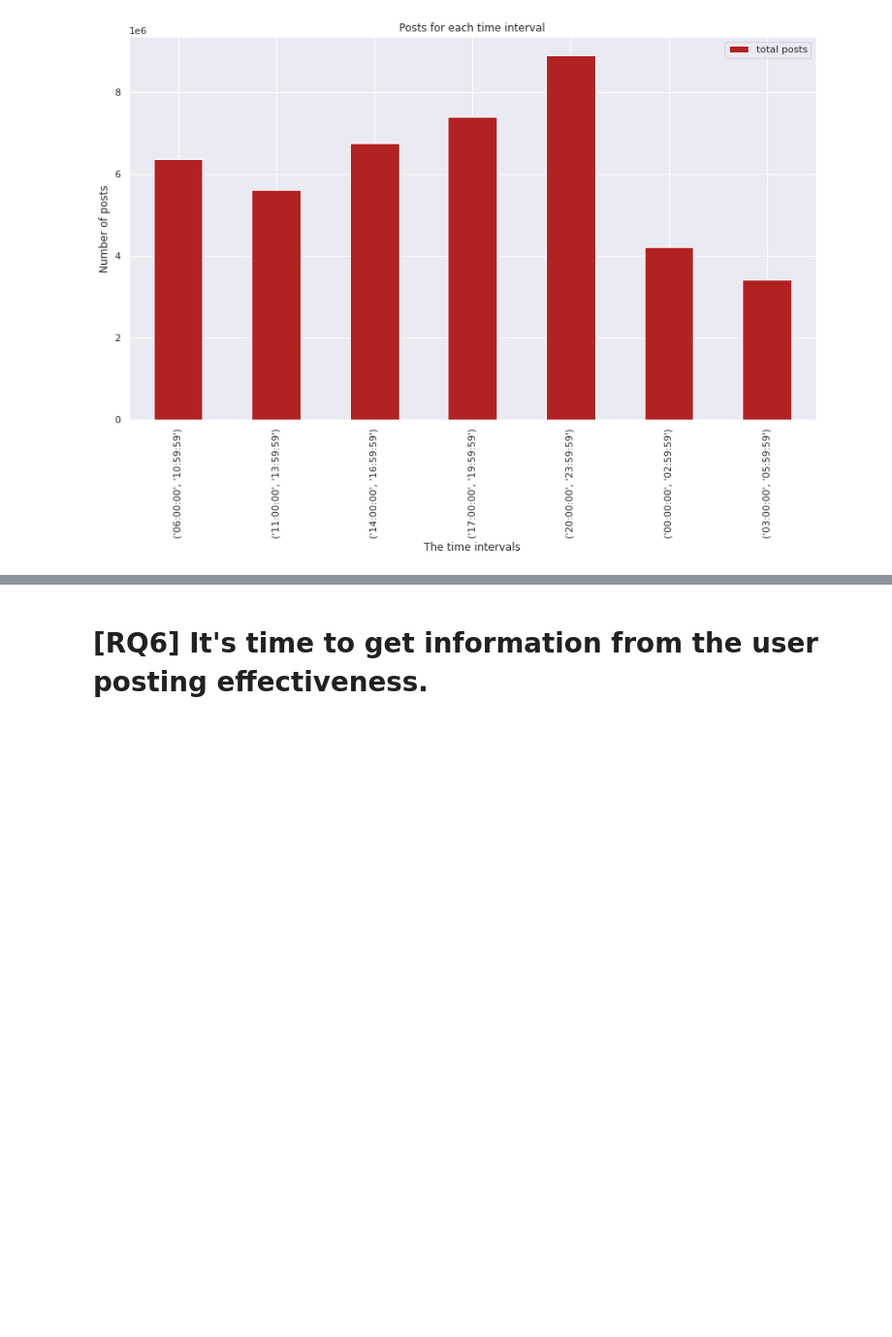
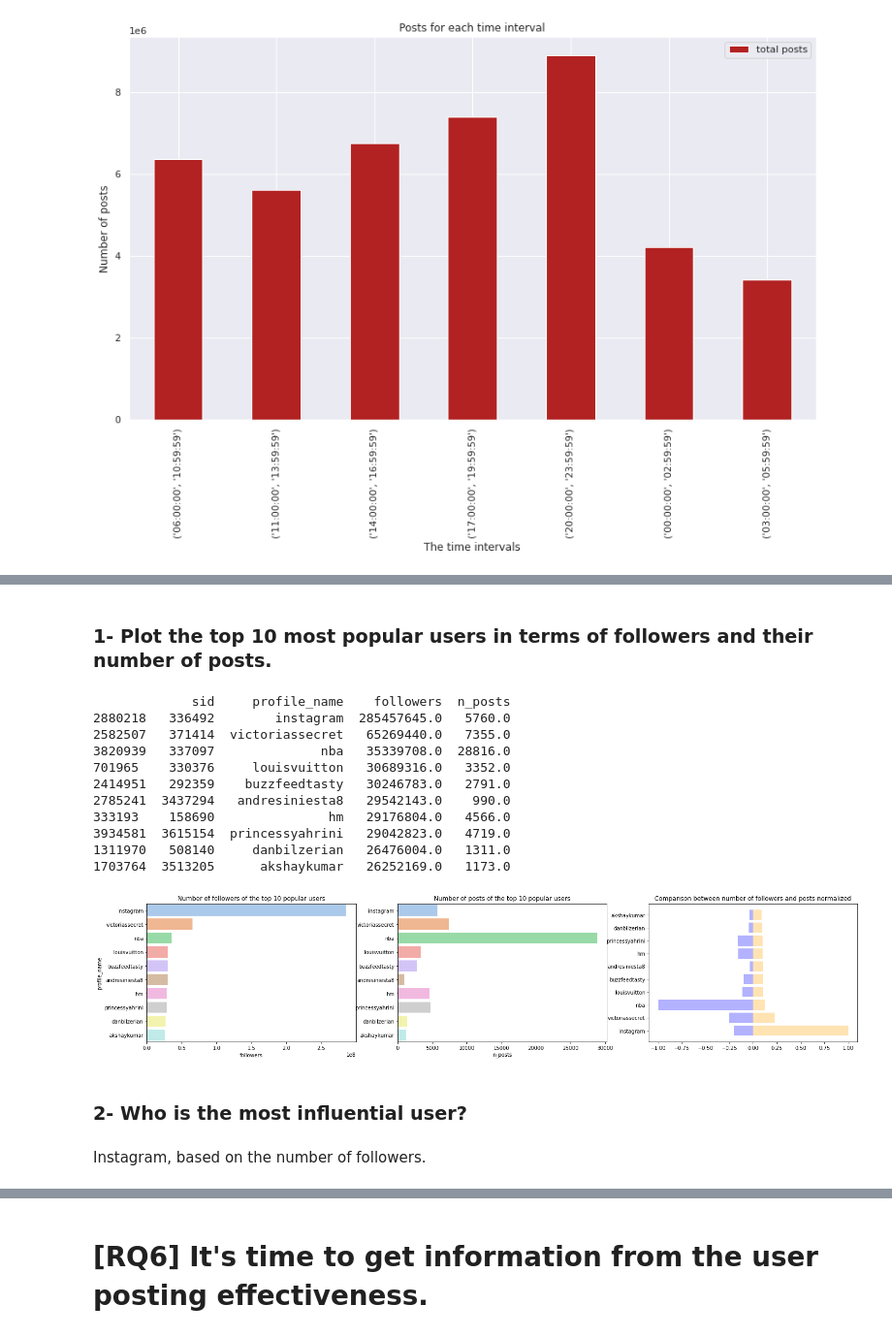
Before and after one commit to PaoloBarba/ADM_HW2, a Jupyter notebook: main.ipynb, the cells around one changed output, grey strips where cells are left out. Shown at 97% size. Drawn from its saved outputs; the diff is of its cells as text; code cells hidden in the pictures; blank space fills up the shorter version.

```diff
--- a/main.ipynb
+++ b/main.ipynb
@@ -377,0 +511,39 @@ time_interval(posts, time_intervals)
+# %% [markdown]
+### 1- Plot the top 10 most popular users in terms of followers and their number of posts.
+# %%
+subset=profiles[[ 'sid', 'profile_name', 'followers', 'n_posts']]
+popular=subset.dropna().nlargest(10, ['followers'])
+print(popular)
+
+plt.figure(1, figsize=(25,5))
+plt.subplot(1,3,1)
+sns.barplot(data=popular, y='profile_name', x='followers', palette='pastel')
+plt.title('Number of followers of the top 10 popular users')
+
+plt.subplot(1,3,2)
+sns.barplot(data=popular, y='profile_name', x='n_posts', palette='pastel')
+plt.ylabel('')
+plt.title('Number of posts of the top 10 popular users')
+
+plt.subplot(1,3,3)
+popular['followers']=popular['followers']/popular['followers'].max()
+popular['n_posts']=popular['n_posts']/popular['n_posts'].max()
+plt.barh(popular['profile_name'], popular['followers'], align='center', alpha=0.3, color='orange')
+plt.barh(popular['profile_name'], -popular['n_posts'], alpha=0.3, align='center', color='blue')
+plt.title('Comparison between number of followers and posts normalized')
+
+plt.show()
+#plt.rcParams['figure.figsize']=[4,2]
+# %% [output]
+             sid     profile_name    followers  n_posts
+2880218   336492        instagram  285457645.0   5760.0
+2582507   371414  victoriassecret   65269440.0   7355.0
+3820939   337097              nba   35339708.0  28816.0
+701965    330376     louisvuitton   30689316.0   3352.0
+2414951   292359    buzzfeedtasty   30246783.0   2791.0
+2785241  3437294   andresiniesta8   29542143.0    990.0
+333193    158690               hm   29176804.0   4566.0
+3934581  3615154  princessyahrini   29042823.0   4719.0
+1311970   508140     danbilzerian   26476004.0   1311.0
+1703764  3513205      akshaykumar   26252169.0   1173.0
+[figure, added]
@@ -377,0 +552,4 @@ time_interval(posts, time_intervals)
+# %% [markdown]
+### 2- Who is the most influential user?
+# %% [markdown]
+Instagram, based on the number of followers.
```
Also changed, not shown: parts of 52 cells of this notebook.
